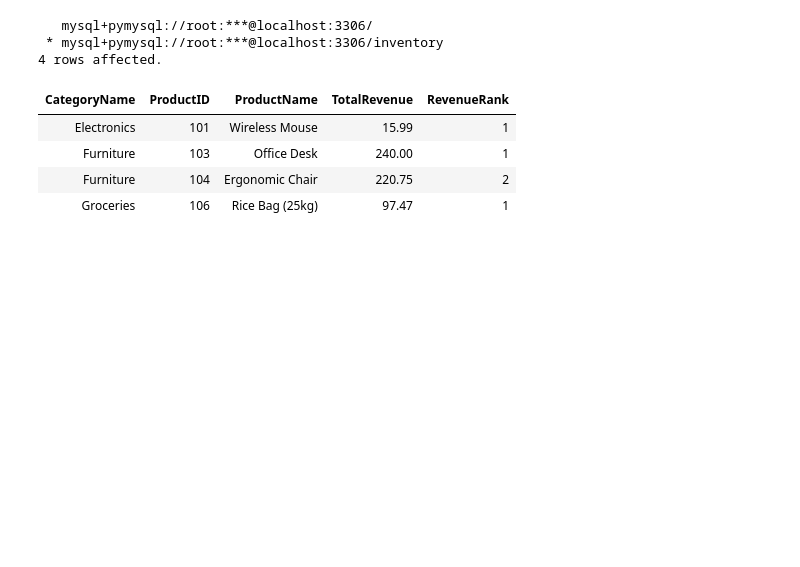
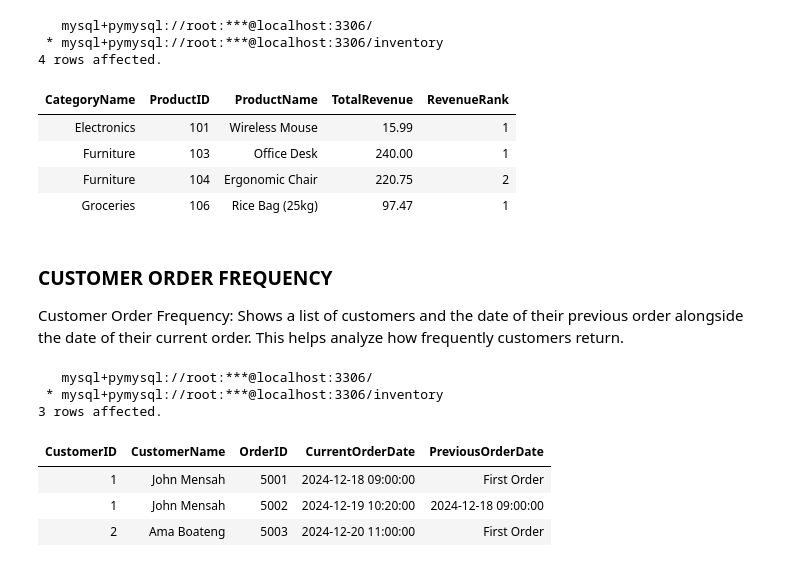
Before and after one commit to PercyAyimbilaNsolemna/Inventory_And_Order_Management_System, a Jupyter notebook: Notebooks/inventoryManagementSystem.ipynb, the cells around one changed output. Cells and saved outputs as stored; diff of their text form; code cells hidden in the pictures; blank space fills up the shorter version.

Commit message:
Add an sql script that checks customer order frequency.

```diff
--- a/Notebooks/inventoryManagementSystem.ipynb
+++ b/Notebooks/inventoryManagementSystem.ipynb
@@ -529,3 +534,21 @@ rankSalesCategoryContent = read_sql_file(project_root / "DML" / "Analytical_Quer
 | Furniture | 103 | Office Desk | 240.00 | 1 |
 | Furniture | 104 | Ergonomic Chair | 220.75 | 2 |
 | Groceries | 106 | Rice Bag (25kg) | 97.47 | 1 |
+# %% [markdown]
+### **CUSTOMER ORDER FREQUENCY**
+
+Customer Order Frequency: Shows a list of customers and the date of their previous order alongside the date of their current order. This helps analyze how frequently customers return.
+# %%
+#Reads the sql script
+customerOrderFrequencyContent = read_sql_file(project_root / "DML" / "Analytical_Queries" / "customerOrderFrequency.sql")
+
+#Creates the orders table
+%sql $customerOrderFrequencyContent;
+# %% [output]
+   mysql+pymysql://root:***@localhost:3306/
+ * mysql+pymysql://root:***@localhost:3306/inventory
+3 rows affected.
+| CustomerID | CustomerName | OrderID | CurrentOrderDate | PreviousOrderDate |
+| 1 | John Mensah | 5001 | 2024-12-18 09:00:00 | First Order |
+| 1 | John Mensah | 5002 | 2024-12-19 10:20:00 | 2024-12-18 09:00:00 |
+| 2 | Ama Boateng | 5003 | 2024-12-20 11:00:00 | First Order |
```
Also changed, not shown: parts of 10 cells of this notebook, 1 other file.
